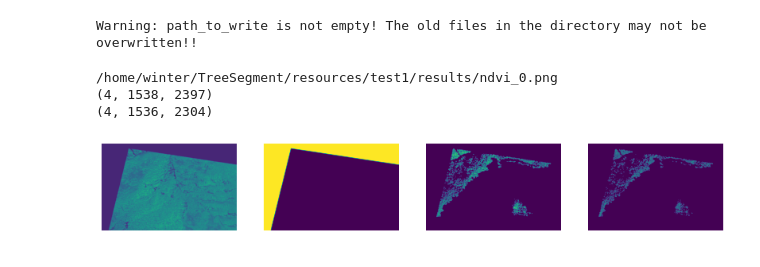
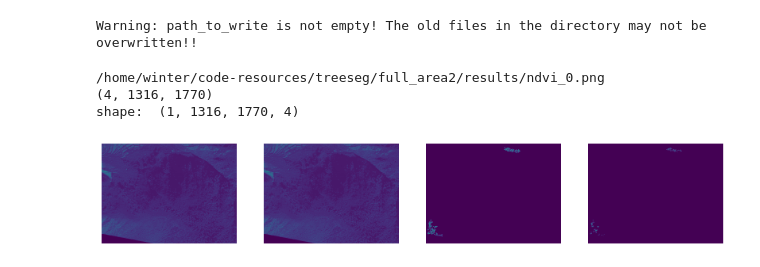
Before and after one commit to WinterCyan/TreeSeg, a Jupyter notebook: notebooks/intergrated/split_sample.ipynb, the cells around one changed output. Cells and saved outputs as stored; diff of their text form; code cells hidden in the pictures.

```diff
--- a/notebooks/intergrated/split_sample.ipynb
+++ b/notebooks/intergrated/split_sample.ipynb
@@ -6,34 +6,32 @@ from PIL import Image
 from config.Preprocessing import *
 from core.visualize import display_images
 # %%
-config = Configuration(folder="test1")
+config = Configuration(folder="full_area2")
 # %% [output]
 Warning: path_to_write is not empty! The old files in the directory may not be overwritten!!
 # %%
 sampleImage = '_0.png'
 fn = os.path.join(config.path_to_write, config.extracted_ndvi_filename + sampleImage )
 print(fn)
 
 ndvi_img = Image.open(fn)
 pan_img = Image.open(fn.replace(config.extracted_ndvi_filename ,config.extracted_pan_filename))
 annotation_im = Image.open(fn.replace(config.extracted_ndvi_filename ,config.extracted_annotation_filename))
 weight_im = Image.open(fn.replace(config.extracted_ndvi_filename ,config.extracted_boundary_filename))
 
 read_ndvi_img = np.array(ndvi_img)
 read_pan_img = np.array(pan_img)
 read_annotation = np.array(annotation_im)
 read_weight = np.array(weight_im)
 
 all_images = np.array([read_ndvi_img, read_pan_img, read_annotation, read_weight ])
 print(all_images.shape)
-trim_img = all_images[:,2:,93:]
-print(trim_img.shape)
 
 display_images(np.expand_dims(np.transpose(all_images, axes=(1,2,0)), axis=0))
 # plt.imshow(read_weight)
 # %% [output]
-/home/winter/TreeSegment/resources/test1/results/ndvi_0.png
-(4, 1538, 2397)
-(4, 1536, 2304)
+/home/winter/code-resources/treeseg/full_area2/results/ndvi_0.png
+(4, 1316, 1770)
+shape:  (1, 1316, 1770, 4)
-[figure, old version]
+[figure, new version]
 # %%
```
Also changed, not shown: parts of 2 cells of this notebook, 4 other files.
